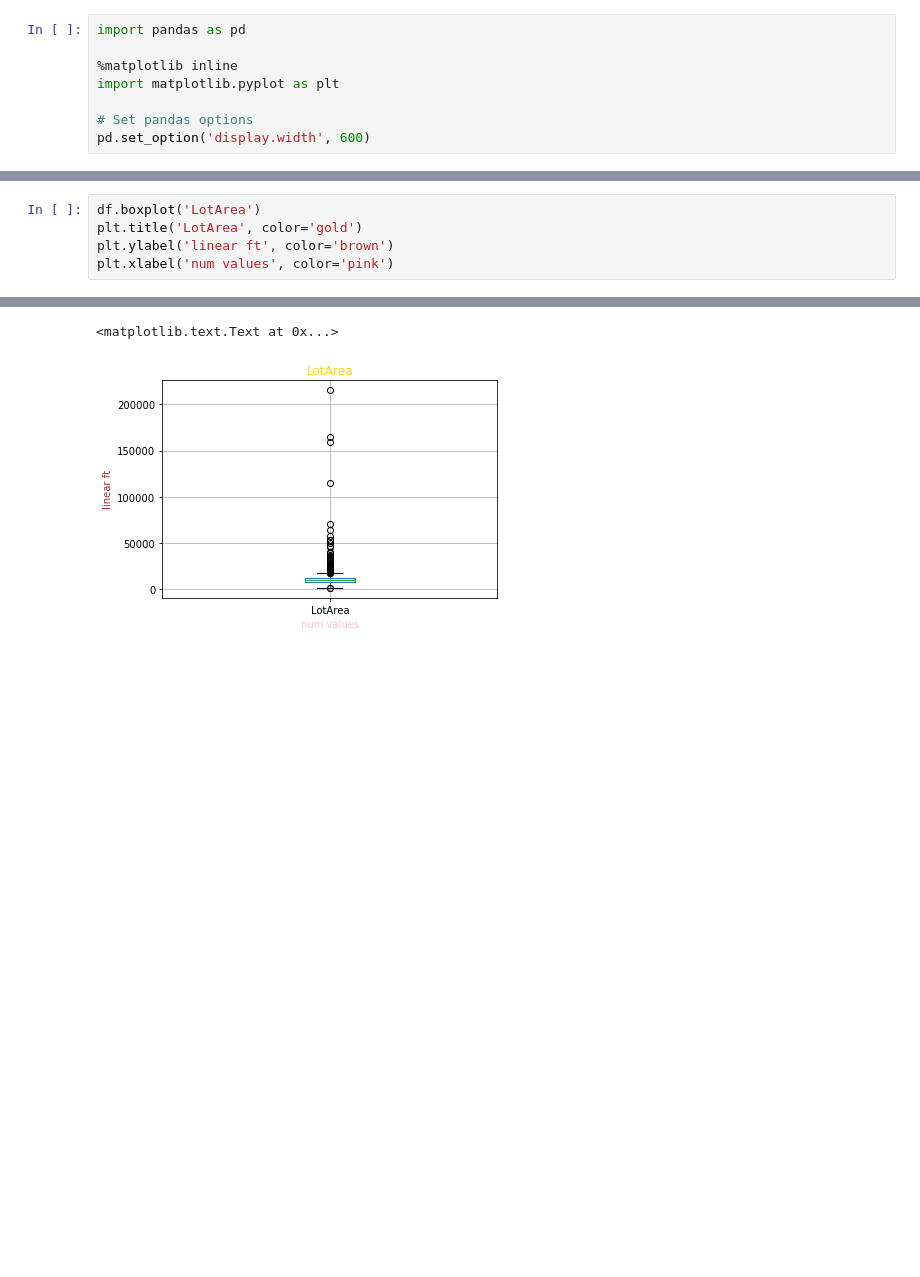
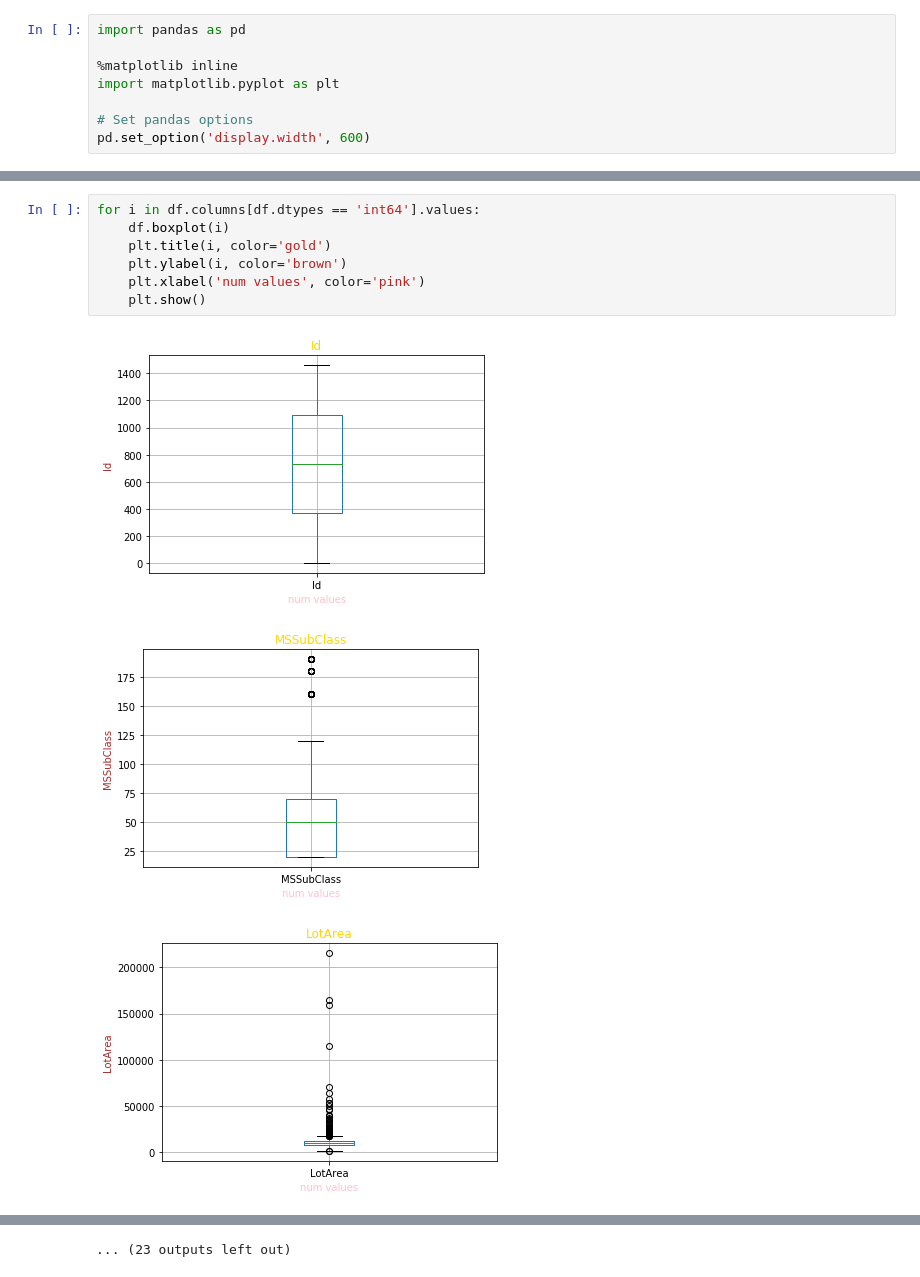
Before and after one commit to matthewlkleiman/kaggle_comps, a Jupyter notebook: housing_data/scratch.ipynb, the cells around one changed output, grey strips where cells are left out. Cells and saved outputs as stored; diff of their text form; blank space fills up the shorter version.

Commit message:
added a nice little loop to plot all ints

```diff
--- a/housing_data/scratch.ipynb
+++ b/housing_data/scratch.ipynb
@@ -32,6 +44,11 @@ array(['Id', 'MSSubClass', 'MSZoning', 'LotFrontage', 'LotArea', 'Street',
 # %%
-df.boxplot('LotArea')
-plt.title('LotArea', color='gold')
-plt.ylabel('linear ft', color='brown')
-plt.xlabel('num values', color='pink')
+for i in df.columns[df.dtypes == 'int64'].values:
+    df.boxplot(i)
+    plt.title(i, color='gold')
+    plt.ylabel(i, color='brown')
+    plt.xlabel('num values', color='pink')
+    plt.show()
 # %% [output]
+[figure, new version]
+[figure, added]
+[figure, added]
@@ -38,2 +64 @@ plt.xlabel('num values', color='pink')
-<matplotlib.text.Text at 0x...>
+... (23 outputs left out)
-[figure, old version]
```
Also changed, not shown: parts of 3 cells of this notebook.
